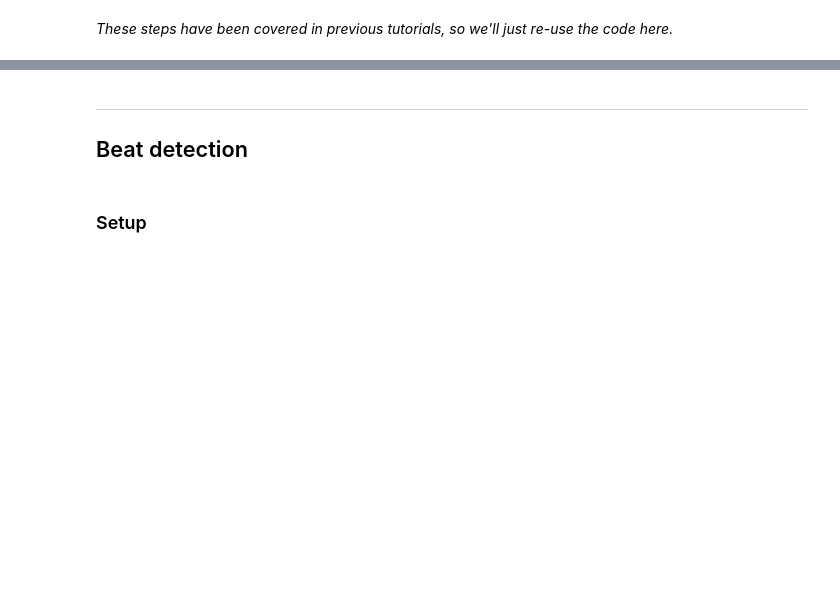
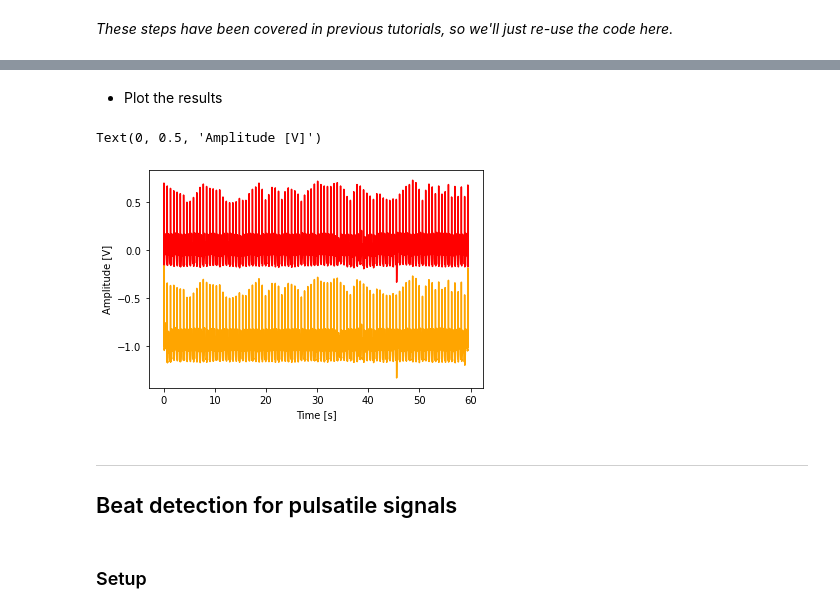
Before and after one commit to peterhcharlton/bsp-book, a Jupyter notebook: content/tutorial/notebooks/beat-detection.ipynb, the cells around one changed output, grey strips where cells are left out. Drawn from its saved outputs; the diff is of its cells as text; code cells hidden in the pictures; blank space fills up the shorter version.

```diff
--- a/content/tutorial/notebooks/beat-detection.ipynb
+++ b/content/tutorial/notebooks/beat-detection.ipynb
@@ -119,0 +142,11 @@ abp_filt = sp.sosfiltfilt(sos_filter, abp)
+# %%
+# filter cut-offs for PPG and BP
+lpf_cutoff = 0.5 # Hz
+hpf_cutoff = 30 # Hz
+
+# create filter
+sos_filter = sp.butter(10, [lpf_cutoff, hpf_cutoff],
+                       btype = 'bp',
+                       analog = False,
+                       output = 'sos',
+                       fs = fs)
@@ -120,6 +157,18 @@ abp_filt = sp.sosfiltfilt(sos_filter, abp)
+# %% [markdown]
+- Plot the results
+# %%
+t = np.arange(0,len(ecg))/fs
+fig, ax = plt.subplots()
+ax.plot(t, ecg, color = 'red')
+ax.plot(t, ecg_filt-1, color = 'orange')
+ax.set_xlabel('Time [s]')
+ax.set_ylabel('Amplitude [V]')
+# %% [output]
+Text(0, 0.5, 'Amplitude [V]')
+[figure, added]
 # %% [markdown]
 ---
-## Beat detection
+## Beat detection for pulsatile signals
 # %% [markdown]
 ### Setup
 # %% [markdown]
```
Also changed, not shown: parts of 24 cells of this notebook.
